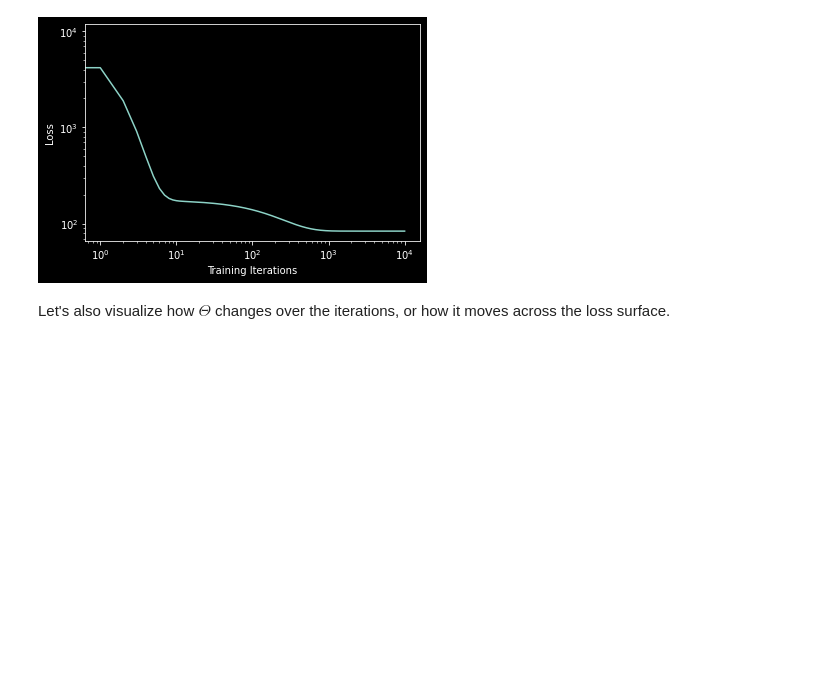
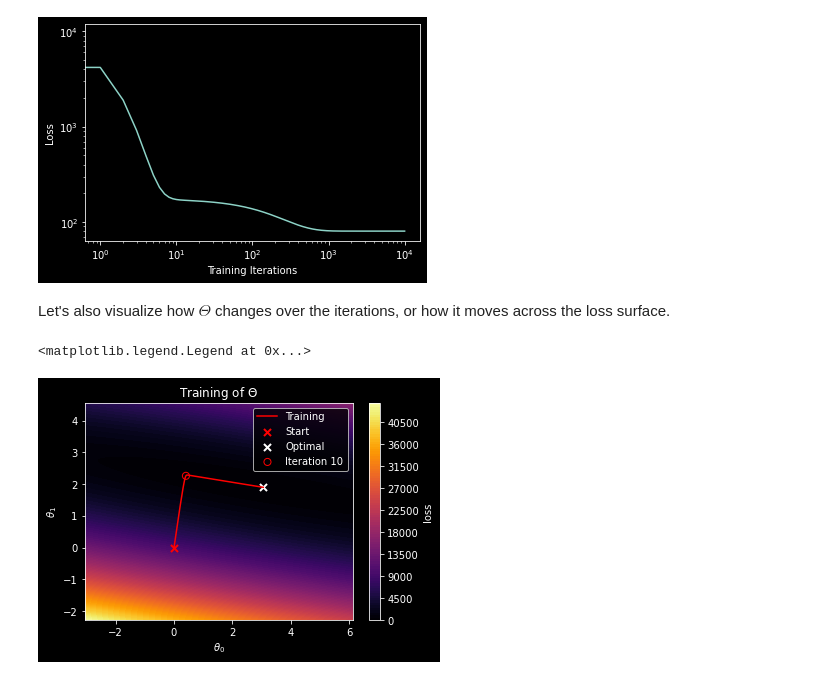
Before and after one commit to CU-Boulder-APPM-X720-Fall-2022/biweekly-report-1-gnorman7, a Jupyter notebook: learning_backward.ipynb, the cells around one changed output. Cells and saved outputs as stored; diff of their text form; code cells hidden in the pictures; blank space fills up the shorter version.

```diff
--- a/learning_backward.ipynb
+++ b/learning_backward.ipynb
@@ -339,7 +339,7 @@ optimizer = torch.optim.SGD([Theta], lr=0.0001)
 n_params = len(Theta)
 N_iterations = 10000
 Theta_history = torch.zeros((N_iterations+1,n_params))
-Theta_history[0,:] = Theta[:,0]
+Theta_history[0,:] = Theta[:,0].detach()
 losses = []
 
 for i in range(N_iterations):
@@ -348,7 +348,7 @@ for i in range(N_iterations):
     losses.append(loss.item())
     loss.backward()
     optimizer.step()
-    Theta_history[i+1,:] = Theta[:,0]
+    Theta_history[i+1,:] = Theta[:,0].detach()
 
 print(Theta_history)
 print(Theta_optimal)
@@ -379,0 +381,48 @@ plt.figure()
+# %%
+from cProfile import label
+from textwrap import fill
+
+n_grid = 100
+expansion_factor = 4
+
+# This is our loss function if A and b are constant.
+l = lambda Th : loss_fcn(A,Th,b)
+
+def make_loss_visualization(n_grid,expansion_factor,Theta_history,l,Theta_optimal):
+
+    theta_0_bnds = torch.linspace(torch.min(Theta_history[:,0]).item(),torch.max(Theta_history[:,0]).item(),n_grid)
+    theta_1_bnds = torch.linspace(torch.min(Theta_history[:,1]).item(),torch.max(Theta_history[:,1]).item(),n_grid)
+
+    # Expand the bounds so we can see edges a little more
+    theta_0_bnds = theta_0_bnds - expansion_factor*(theta_0_bnds - torch.mean(theta_0_bnds))
+    theta_1_bnds = theta_1_bnds - expansion_factor*(theta_1_bnds - torch.mean(theta_1_bnds))
+
+    theta_grid = torch.meshgrid(theta_0_bnds,theta_1_bnds)
+
+    loss_grid = torch.zeros(n_grid,n_grid)
+    for i in range(n_grid):
+        for j in range(n_grid):
+            theta_pt = torch.tensor([[theta_grid[0][i][j]],[theta_grid[1][i][j]]])
+            loss_grid[i][j] = l(theta_pt)
+            # loss_grid[i][j] = loss_fcn(A,theta_pt,b)
+
+    plt.figure()
+    plt.contourf(theta_grid[0],theta_grid[1],loss_grid,levels=100,cmap='inferno')
+    cb = plt.colorbar()
+    cb.set_label('loss')
+    plt.scatter(Theta_history[0,0],Theta_history[0,1],s=50,marker='x',color='r',linewidth=2,label='Start')
+    plt.plot(Theta_history[:,0],Theta_history[:,1],'-r',label='Training')
+    plt.scatter(Theta_optimal[0],Theta_optimal[1],s=50,marker='x',color='w',linewidth=2,label='Optimal')
+    plt.legend()
+    plt.title(r'Training of $\Theta$')
+    plt.xlabel(r'$\theta_0$')
+    plt.ylabel(r'$\theta_1$')
+
+
+# Use the function to make this visualization
+make_loss_visualization(n_grid,expansion_factor,Theta_history,l,Theta_optimal)
+plt.scatter(Theta_history[10,0],Theta_history[10,1],s=50,marker='o',color='r',label='Iteration 10',facecolor='none')
+plt.legend()
+# %% [output]
+<matplotlib.legend.Legend at 0x...>
+[figure, added]
```
Also changed, not shown: parts of 10 cells of this notebook, 3 other files.
